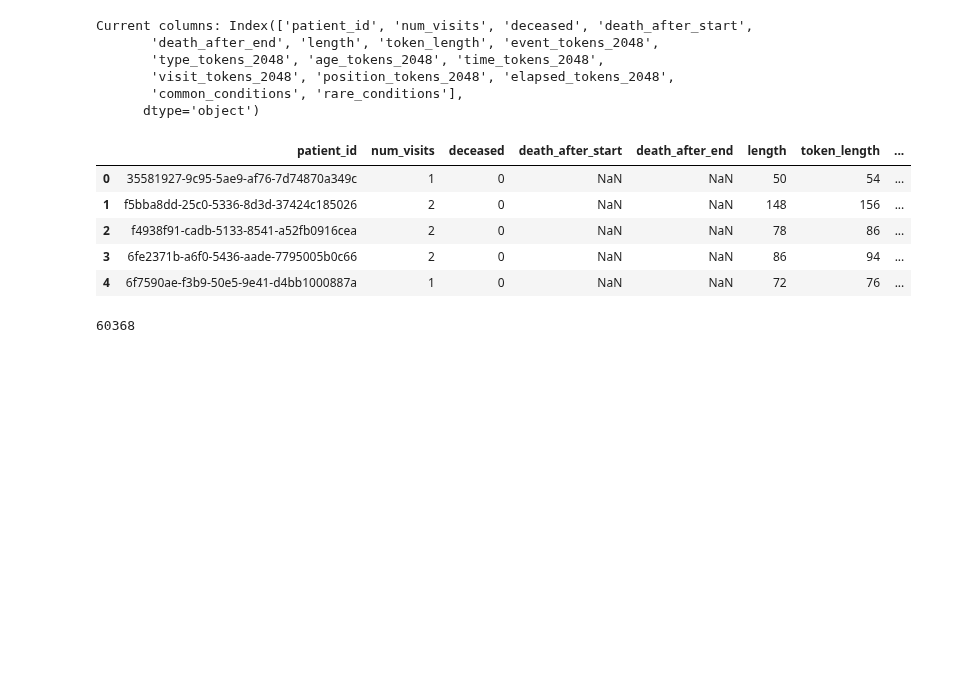
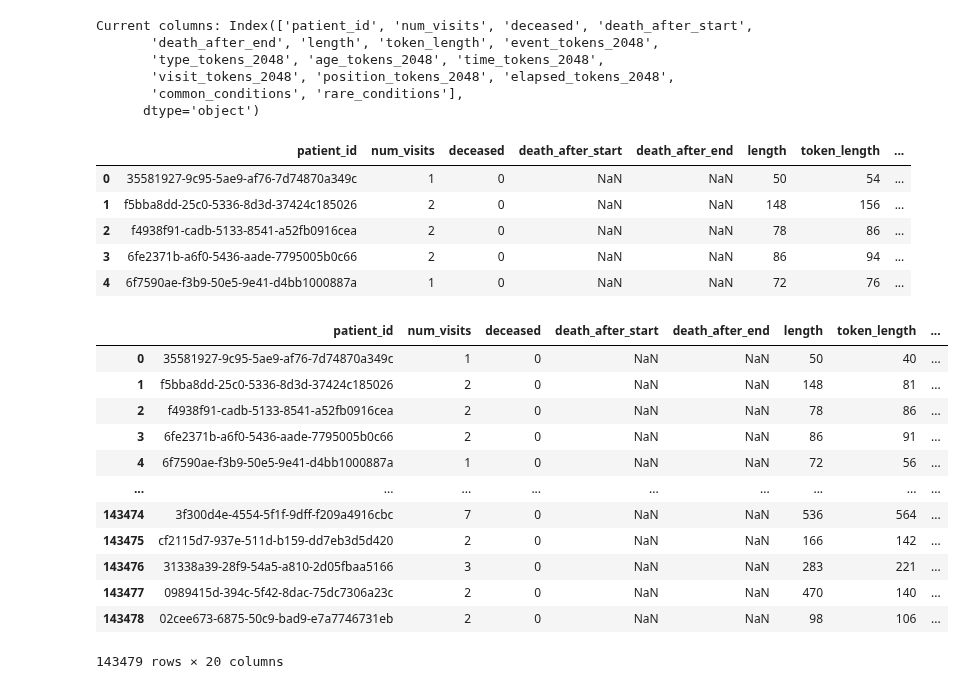
Before and after one commit to VectorInstitute/odyssey, a Jupyter notebook: data/bigbird_data/DataChecker.ipynb, the cells around one changed output. Drawn from its saved outputs; the diff is of its cells as text; code cells hidden in the pictures; blank space fills up the shorter version.

```diff
--- a/data/bigbird_data/DataChecker.ipynb
+++ b/data/bigbird_data/DataChecker.ipynb
@@ -137,3 +195,45 @@ def remove_last_visit(row: pd.Series) -> pd.Series:
+# %%
+def process_length_of_stay_dataset(dataset: pd.DataFrame, threshold: int = 7) -> pd.DataFrame:
+    """Process the length of stay dataset to extract required features.
+
+    Args:
+        dataset (pd.DataFrame): The input dataset.
+        threshold (int): The threshold length of stay.
+
+    Returns:
+        pd.DataFrame: The processed dataset.
+    """
+    dataset['last_VS_index'] = dataset['event_tokens_2048'].transform(lambda seq: get_last_index(list(seq), '[VS]'))
+    dataset['last_VE_index'] = dataset['event_tokens_2048'].transform(lambda seq: get_last_index(list(seq), '[VE]'))
+    dataset['length_of_stay'] = dataset.apply(get_length_of_stay, axis=1)
+
+    dataset = filter_by_length_of_stay(dataset, threshold=1)
+    dataset['label_length_of_stay_1week'] = dataset['length_of_stay'] >= threshold
+    dataset['event_tokens_2048'] = dataset.apply(lambda row: truncate_visit_after_threshold(row, threshold=24), axis=1)
+
+    dataset['token_length'] = dataset['event_tokens_2048'].apply(len)
+    dataset = dataset.apply(truncate_and_pad, axis=1)
+    dataset['event_tokens_2048'] = dataset['event_tokens_2048'].transform(lambda token_list: ' '.join(token_list))
+
+    return dataset
+
+# Process the dataset for hospital readmission in one month task
+dataset_2048_los = process_length_of_stay_dataset(dataset_2048.copy(), threshold=7)
+dataset_2048_los
+# %% [output]
+|  | patient_id | num_visits | deceased | death_after_start | death_after_end | length | token_length | ... |
+| 0 | 35581927-9c95-5ae9-af76-7d74870a349c | 1 | 0 | NaN | NaN | 50 | 40 | ... |
+| 1 | f5bba8dd-25c0-5336-8d3d-37424c185026 | 2 | 0 | NaN | NaN | 148 | 81 | ... |
+| 2 | f4938f91-cadb-5133-8541-a52fb0916cea | 2 | 0 | NaN | NaN | 78 | 86 | ... |
+| 3 | 6fe2371b-a6f0-5436-aade-7795005b0c66 | 2 | 0 | NaN | NaN | 86 | 91 | ... |
+| 4 | 6f7590ae-f3b9-50e5-9e41-d4bb1000887a | 1 | 0 | NaN | NaN | 72 | 56 | ... |
+| ... | ... | ... | ... | ... | ... | ... | ... | ... |
+| 143474 | 3f300d4e-4554-5f1f-9dff-f209a4916cbc | 7 | 0 | NaN | NaN | 536 | 564 | ... |
+| 143475 | cf2115d7-937e-511d-b159-dd7eb3d5d420 | 2 | 0 | NaN | NaN | 166 | 142 | ... |
+| 143476 | 31338a39-28f9-54a5-a810-2d05fbaa5166 | 3 | 0 | NaN | NaN | 283 | 221 | ... |
+| 143477 | 0989415d-394c-5f42-8dac-75dc7306a23c | 2 | 0 | NaN | NaN | 470 | 140 | ... |
+| 143478 | 02cee673-6875-50c9-bad9-e7a7746731eb | 2 | 0 | NaN | NaN | 98 | 106 | ... |
+143479 rows × 20 columns
 # %%
 def process_condition_dataset(dataset: pd.DataFrame) -> pd.DataFrame:
     """Process the condition dataset to extract required features.
@@ -256,11 +359,13 @@ patient_ids_dict = {'pretrain': [], 'finetune': {'few_shot': {}, 'kfold': {}}, '
 
 # Get train-test split
 # pretrain_ids, test_ids = get_pretrain_test_split(dataset_2048_readmission, stratify_target='label_readmission_1month', test_size=0.2)
-pretrain_ids, test_ids = get_pretrain_test_split(process_condition_dataset, stratify_target='all_conditions', test_size=0.15)
-patient_ids_dict['pretrain'] = pretrain_ids
-patient_ids_dict['test'] = test_ids
+# pretrain_ids, test_ids = get_pretrain_test_split(process_condition_dataset, stratify_target='all_conditions', test_size=0.15)
+# patient_ids_dict['pretrain'] = pretrain_ids
+# patient_ids_dict['test'] = test_ids
+
+pid = pickle.load(open('patient_id_dict/dataset_2048_condition.pkl', 'rb'))
+patient_ids_dict['pretrain'] = pid['pretrain']
+patient_ids_dict['test'] = pid['test']
-# %% [output]
-60368
 # %%
 class config:
 
```
Also changed, not shown: parts of 8 cells of this notebook, 4 other files.
